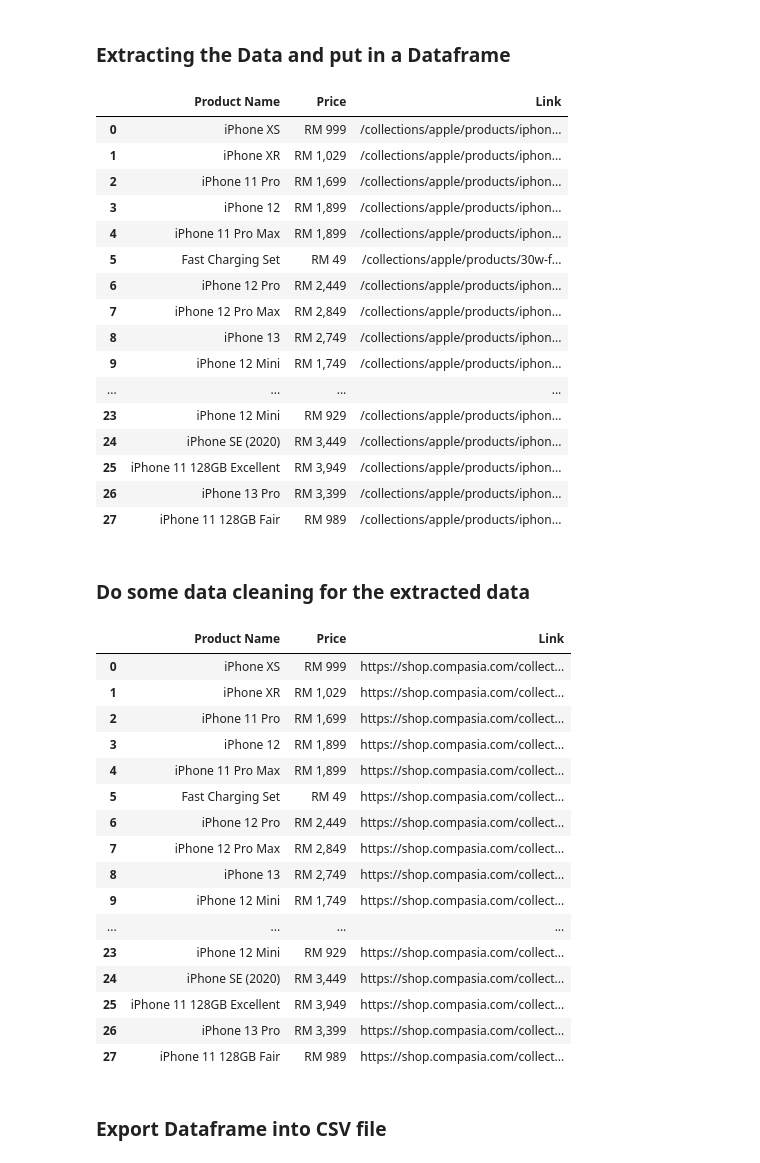
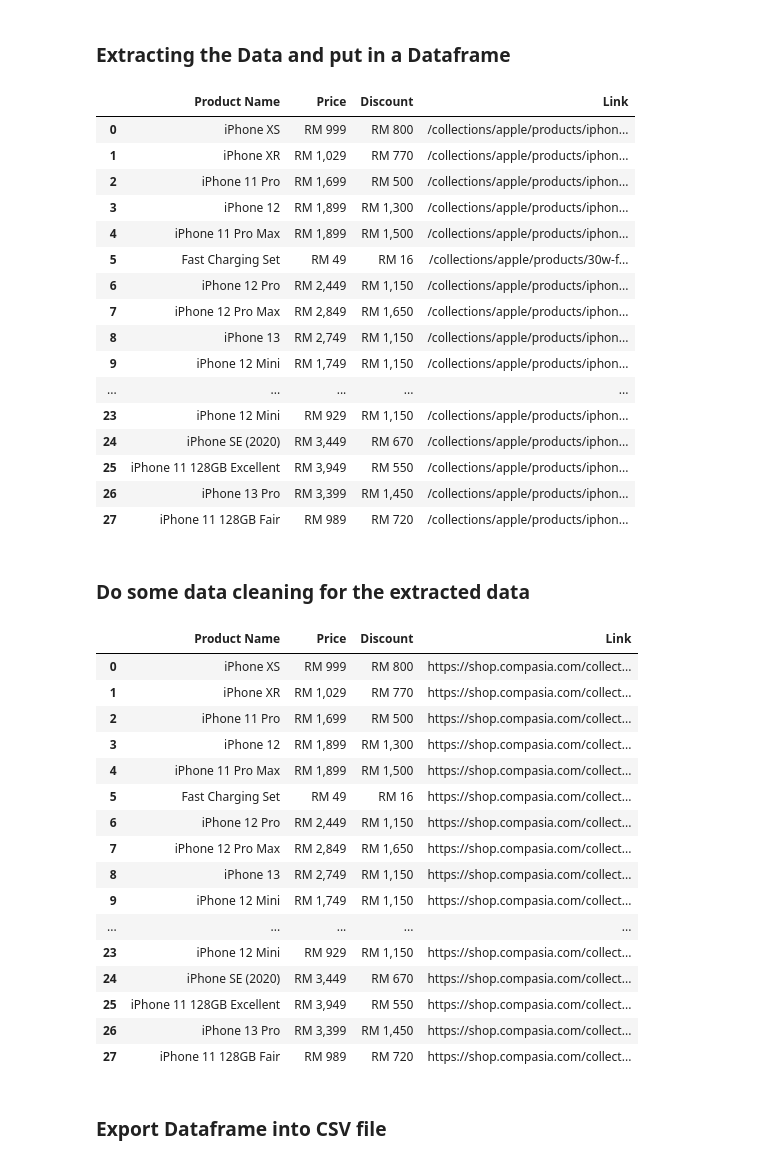
Before and after one commit to drshahizan/python-web, a Jupyter notebook: scrapy/BigMac/BigMacScrapy.ipynb, the cells around one changed output. Saved outputs shown, nothing was run; the diff lists cells and outputs as text; code cells hidden in the pictures.

```diff
--- a/scrapy/BigMac/BigMacScrapy.ipynb
+++ b/scrapy/BigMac/BigMacScrapy.ipynb
@@ -46,28 +46,29 @@ response = TextResponse(r.url, body=r.text, encoding='utf-8')
 name = response.css('.product-item__info > div > a::text').extract()
 price = response.css('.product-item__info > div > div > span > span:nth-child(2)::text ').extract()
 URL = response.css('.product-item__info > div > a::attr(href)').extract()
+discount = response.css('.product-item__label-list > span> span >span::text').extract()
 # %%
 import pandas as pd
-df = pd.DataFrame(list(zip(name, price, URL)), columns=['Product Name', 'Price', 'Link'])
+df = pd.DataFrame(list(zip(name, price, discount, URL, )), columns=['Product Name', 'Price', 'Discount', 'Link'])
 df
 # %% [output]
-|  | Product Name | Price | Link |
-| 0 | iPhone XS | RM 999 | /collections/apple/products/iphon... |
-| 1 | iPhone XR | RM 1,029 | /collections/apple/products/iphon... |
-| 2 | iPhone 11 Pro | RM 1,699 | /collections/apple/products/iphon... |
-| 3 | iPhone 12 | RM 1,899 | /collections/apple/products/iphon... |
-| 4 | iPhone 11 Pro Max | RM 1,899 | /collections/apple/products/iphon... |
-| 5 | Fast Charging Set | RM 49 | /collections/apple/products/30w-f... |
-| 6 | iPhone 12 Pro | RM 2,449 | /collections/apple/products/iphon... |
-| 7 | iPhone 12 Pro Max | RM 2,849 | /collections/apple/products/iphon... |
-| 8 | iPhone 13 | RM 2,749 | /collections/apple/products/iphon... |
-| 9 | iPhone 12 Mini | RM 1,749 | /collections/apple/products/iphon... |
-| ... | ... | ... | ... |
-| 23 | iPhone 12 Mini | RM 929 | /collections/apple/products/iphon... |
-| 24 | iPhone SE (2020) | RM 3,449 | /collections/apple/products/iphon... |
-| 25 | iPhone 11 128GB Excellent | RM 3,949 | /collections/apple/products/iphon... |
-| 26 | iPhone 13 Pro | RM 3,399 | /collections/apple/products/iphon... |
-| 27 | iPhone 11 128GB Fair | RM 989 | /collections/apple/products/iphon... |
+|  | Product Name | Price | Discount | Link |
+| 0 | iPhone XS | RM 999 | RM 800 | /collections/apple/products/iphon... |
+| 1 | iPhone XR | RM 1,029 | RM 770 | /collections/apple/products/iphon... |
+| 2 | iPhone 11 Pro | RM 1,699 | RM 500 | /collections/apple/products/iphon... |
+| 3 | iPhone 12 | RM 1,899 | RM 1,300 | /collections/apple/products/iphon... |
+| 4 | iPhone 11 Pro Max | RM 1,899 | RM 1,500 | /collections/apple/products/iphon... |
+| 5 | Fast Charging Set | RM 49 | RM 16 | /collections/apple/products/30w-f... |
+| 6 | iPhone 12 Pro | RM 2,449 | RM 1,150 | /collections/apple/products/iphon... |
+| 7 | iPhone 12 Pro Max | RM 2,849 | RM 1,650 | /collections/apple/products/iphon... |
+| 8 | iPhone 13 | RM 2,749 | RM 1,150 | /collections/apple/products/iphon... |
+| 9 | iPhone 12 Mini | RM 1,749 | RM 1,150 | /collections/apple/products/iphon... |
+| ... | ... | ... | ... | ... |
+| 23 | iPhone 12 Mini | RM 929 | RM 1,150 | /collections/apple/products/iphon... |
+| 24 | iPhone SE (2020) | RM 3,449 | RM 670 | /collections/apple/products/iphon... |
+| 25 | iPhone 11 128GB Excellent | RM 3,949 | RM 550 | /collections/apple/products/iphon... |
+| 26 | iPhone 13 Pro | RM 3,399 | RM 1,450 | /collections/apple/products/iphon... |
+| 27 | iPhone 11 128GB Fair | RM 989 | RM 720 | /collections/apple/products/iphon... |
 # %% [markdown]
 ### Do some data cleaning for the extracted data
 # %%
@@ -75,23 +76,23 @@ df
 df['Link'] = df['Link'].apply(lambda x: 'https://shop.compasia.com/collections/apple' + x)
 df
 # %% [output]
-|  | Product Name | Price | Link |
-| 0 | iPhone XS | RM 999 | https://shop.compasia.com/collect... |
-| 1 | iPhone XR | RM 1,029 | https://shop.compasia.com/collect... |
-| 2 | iPhone 11 Pro | RM 1,699 | https://shop.compasia.com/collect... |
-| 3 | iPhone 12 | RM 1,899 | https://shop.compasia.com/collect... |
-| 4 | iPhone 11 Pro Max | RM 1,899 | https://shop.compasia.com/collect... |
-| 5 | Fast Charging Set | RM 49 | https://shop.compasia.com/collect... |
-| 6 | iPhone 12 Pro | RM 2,449 | https://shop.compasia.com/collect... |
-| 7 | iPhone 12 Pro Max | RM 2,849 | https://shop.compasia.com/collect... |
-| 8 | iPhone 13 | RM 2,749 | https://shop.compasia.com/collect... |
-| 9 | iPhone 12 Mini | RM 1,749 | https://shop.compasia.com/collect... |
-| ... | ... | ... | ... |
-| 23 | iPhone 12 Mini | RM 929 | https://shop.compasia.com/collect... |
-| 24 | iPhone SE (2020) | RM 3,449 | https://shop.compasia.com/collect... |
-| 25 | iPhone 11 128GB Excellent | RM 3,949 | https://shop.compasia.com/collect... |
-| 26 | iPhone 13 Pro | RM 3,399 | https://shop.compasia.com/collect... |
-| 27 | iPhone 11 128GB Fair | RM 989 | https://shop.compasia.com/collect... |
+|  | Product Name | Price | Discount | Link |
+| 0 | iPhone XS | RM 999 | RM 800 | https://shop.compasia.com/collect... |
+| 1 | iPhone XR | RM 1,029 | RM 770 | https://shop.compasia.com/collect... |
+| 2 | iPhone 11 Pro | RM 1,699 | RM 500 | https://shop.compasia.com/collect... |
+| 3 | iPhone 12 | RM 1,899 | RM 1,300 | https://shop.compasia.com/collect... |
+| 4 | iPhone 11 Pro Max | RM 1,899 | RM 1,500 | https://shop.compasia.com/collect... |
+| 5 | Fast Charging Set | RM 49 | RM 16 | https://shop.compasia.com/collect... |
+| 6 | iPhone 12 Pro | RM 2,449 | RM 1,150 | https://shop.compasia.com/collect... |
+| 7 | iPhone 12 Pro Max | RM 2,849 | RM 1,650 | https://shop.compasia.com/collect... |
+| 8 | iPhone 13 | RM 2,749 | RM 1,150 | https://shop.compasia.com/collect... |
+| 9 | iPhone 12 Mini | RM 1,749 | RM 1,150 | https://shop.compasia.com/collect... |
+| ... | ... | ... | ... | ... |
+| 23 | iPhone 12 Mini | RM 929 | RM 1,150 | https://shop.compasia.com/collect... |
+| 24 | iPhone SE (2020) | RM 3,449 | RM 670 | https://shop.compasia.com/collect... |
+| 25 | iPhone 11 128GB Excellent | RM 3,949 | RM 550 | https://shop.compasia.com/collect... |
+| 26 | iPhone 13 Pro | RM 3,399 | RM 1,450 | https://shop.compasia.com/collect... |
+| 27 | iPhone 11 128GB Fair | RM 989 | RM 720 | https://shop.compasia.com/collect... |
 # %% [markdown]
 ### Export Dataframe into CSV file
 # %%
```
Also changed, not shown: parts of 1 cell of this notebook.
